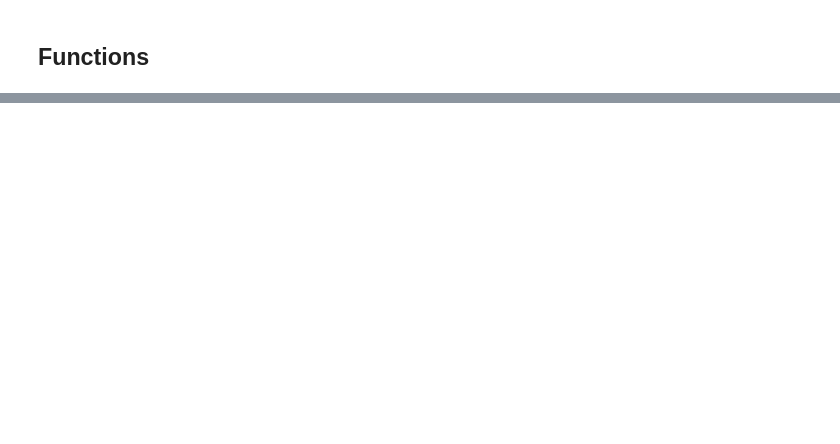
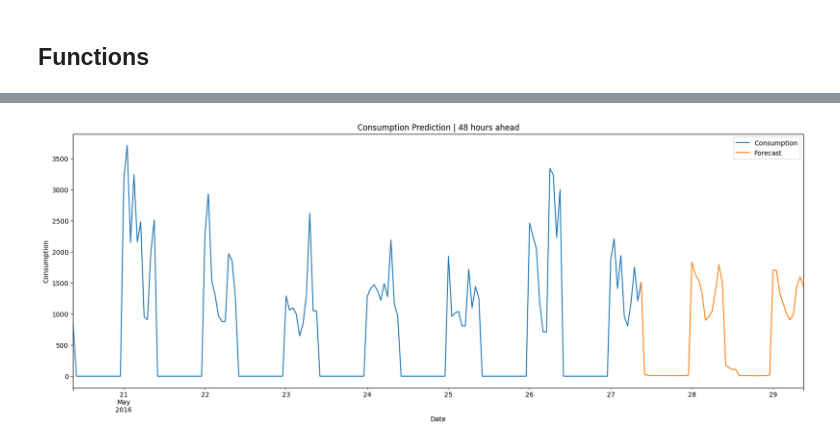
Before and after one commit to gurezende/Time-Series, a Jupyter notebook: LightGBM/TSA_LightGBM.ipynb, the cells around one changed output, grey strips where cells are left out. Drawn from its saved outputs; the diff is of its cells as text; code cells hidden in the pictures; blank space fills up the shorter version.

```diff
--- a/LightGBM/TSA_LightGBM.ipynb
+++ b/LightGBM/TSA_LightGBM.ipynb
@@ -202,0 +274,7 @@ dtype: float64
+# %%
+# Preprocessed Data for Forecast
+prep_forecast = tsa.preprocess_forecast(prep)
+
+# Retrain model with less features
+model2 = tsa.train_model(prep_forecast.drop('Appliances', axis=1),
+                         prep_forecast['Appliances'])
@@ -202,0 +285,17 @@ dtype: float64
+# %%
+# Estimating for 48 hours ahead.
+
+for fcast in range(48):
+  # Create one future hour observation
+  future_df = future_dates(prep_forecast)
+
+  # Predict
+  prediction = tsa.model_predict(model2, future_df.drop('Appliances', axis=1))
+  print(f'The prediction for the next hour is {prediction[0]}')
+
+  # Add the prediction to the data
+  future_df['Appliances'] = prediction[0].astype(int)
+  future_df
+
+  # Append to the preprocessed dataset
+  prep_forecast = pd.concat([prep_forecast, future_df])
@@ -202,0 +320,11 @@ dtype: float64
+# %%
+# Plot
+prep_forecast["2016-05-20 09:00:00":"2016-05-27 09:00:00"]['Appliances'].plot(label='Consumption',figsize=(20,7))
+prep_forecast["2016-05-27 09:00:00":]['Appliances'].plot(label= 'Forecast', figsize=(20,7))
+plt.xlabel('Date')
+plt.ylabel('Consumption')
+plt.title('Consumption Prediction | 48 hours ahead')
+plt.legend()
+plt.show()
+# %% [output]
+[figure, added]
```
Also changed, not shown: parts of 15 cells of this notebook.
